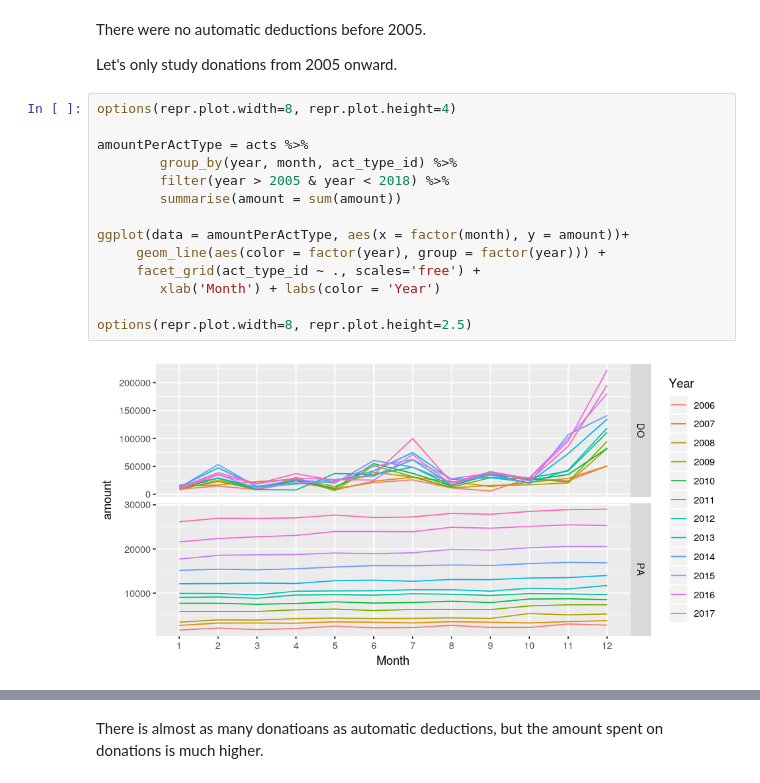
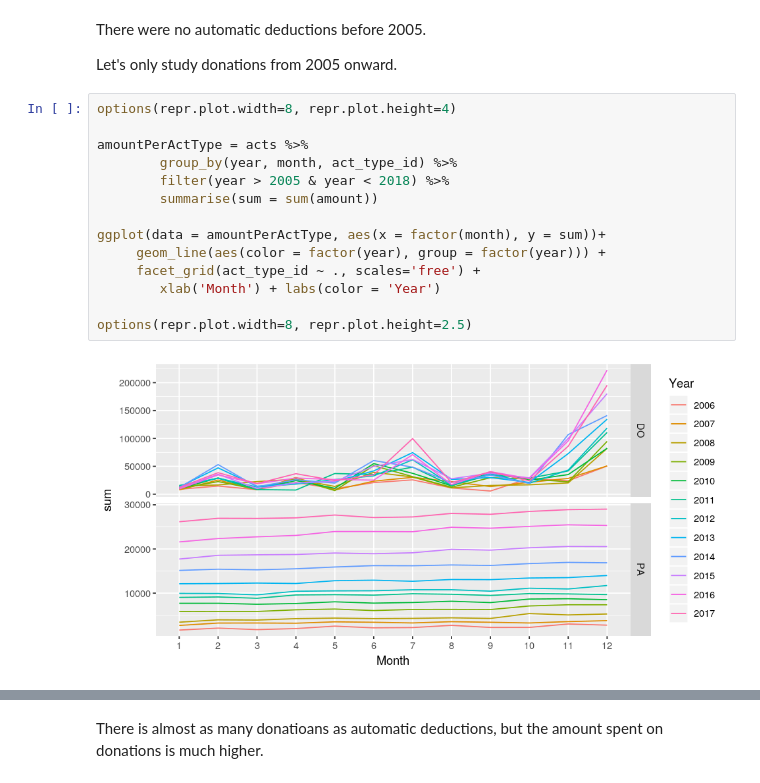
Before and after one commit to rymlaabiyad/MarketingAnalytics, a Jupyter notebook: assignment1.ipynb, the cells around one changed output, grey strips where cells are left out. Saved outputs shown, nothing was run; the diff lists cells and outputs as text.

```diff
--- a/assignment1.ipynb
+++ b/assignment1.ipynb
@@ -165,19 +170,19 @@ Let's only study donations from 2005 onward.
 # %%
 options(repr.plot.width=8, repr.plot.height=4)
 
 amountPerActType = acts %>%
         group_by(year, month, act_type_id) %>%
         filter(year > 2005 & year < 2018) %>%
-        summarise(amount = sum(amount))
+        summarise(sum = sum(amount))
 
-ggplot(data = amountPerActType, aes(x = factor(month), y = amount))+
+ggplot(data = amountPerActType, aes(x = factor(month), y = sum))+
      geom_line(aes(color = factor(year), group = factor(year))) +
      facet_grid(act_type_id ~ ., scales='free') +
         xlab('Month') + labs(color = 'Year')
 
 options(repr.plot.width=8, repr.plot.height=2.5)
 # %% [output]
-[figure, old version]
+[figure, new version]
 # %%
 actsPerType = acts %>%
     group_by(act_type_id) %>%
```
Also changed, not shown: parts of 24 cells of this notebook.
